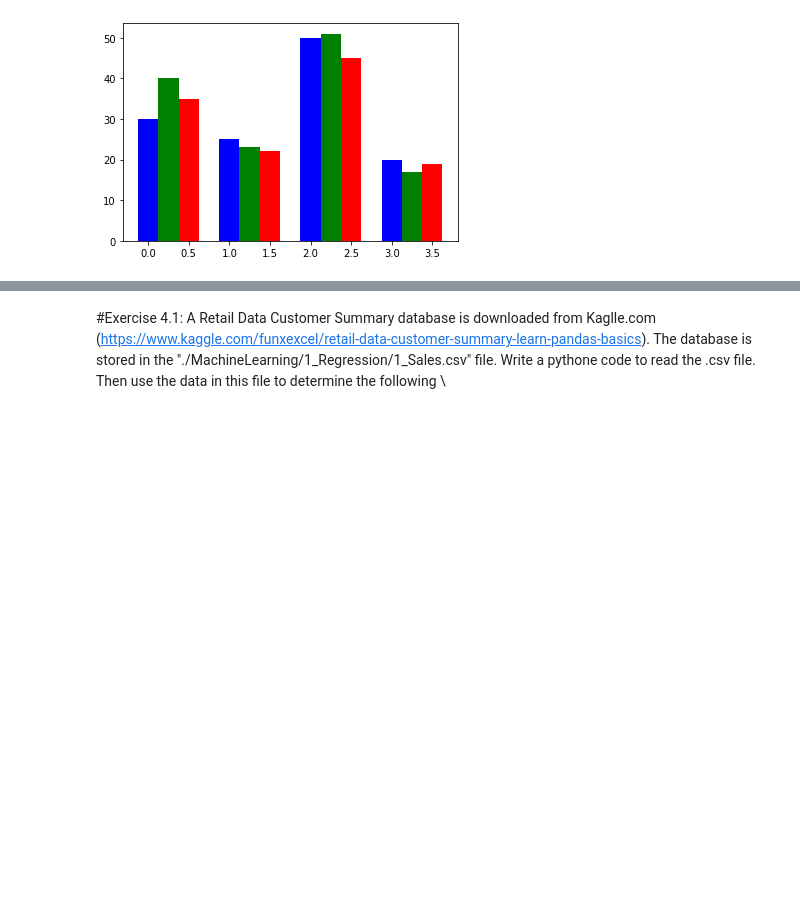
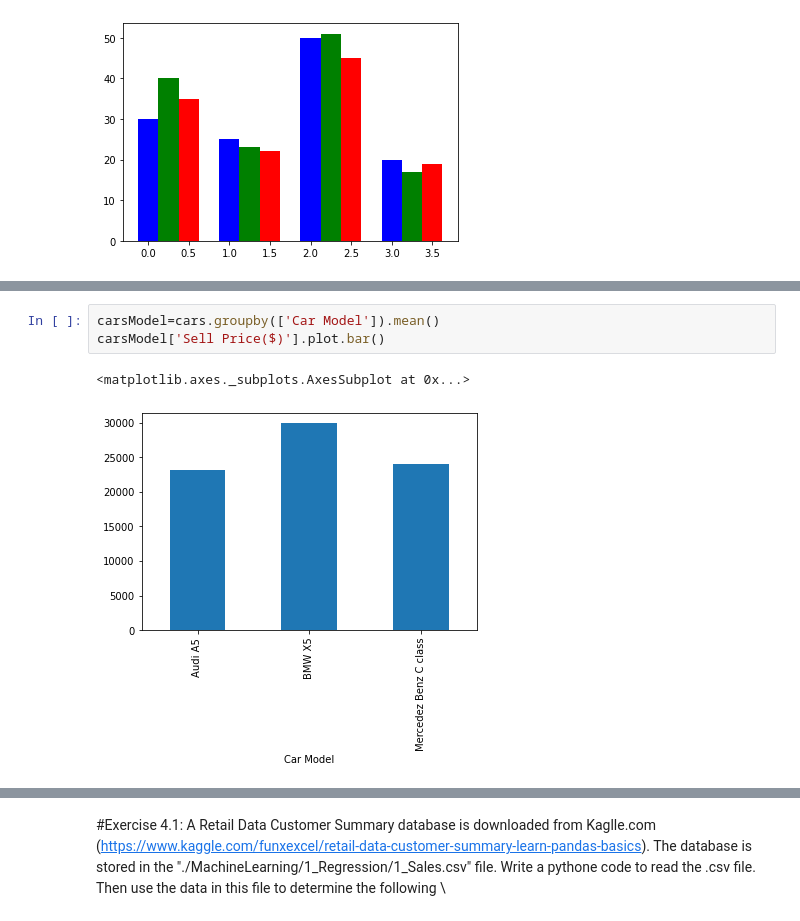
Before and after one commit to mkjubran/IntroToPython-NonIT, a Jupyter notebook: MatplotlibinPython.ipynb, the cells around one changed output, grey strips where cells are left out. Saved outputs shown, nothing was run; the diff lists cells and outputs as text; blank space fills up the shorter version.

```diff
--- a/MatplotlibinPython.ipynb
+++ b/MatplotlibinPython.ipynb
@@ -149,0 +160,6 @@ plt.bar(X + 0.50, data[2], color = 'r', width = 0.25)
+# %%
+carsModel=cars.groupby(['Car Model']).mean()
+carsModel['Sell Price($)'].plot.bar()
+# %% [output]
+<matplotlib.axes._subplots.AxesSubplot at 0x...>
+[figure, added]
```
Also changed, not shown: parts of 4 cells of this notebook.
